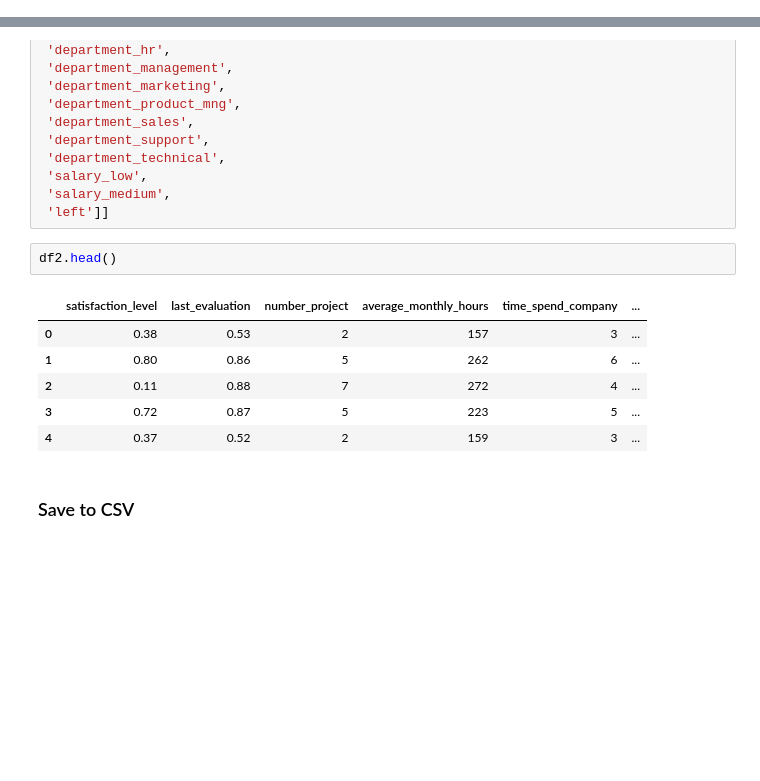
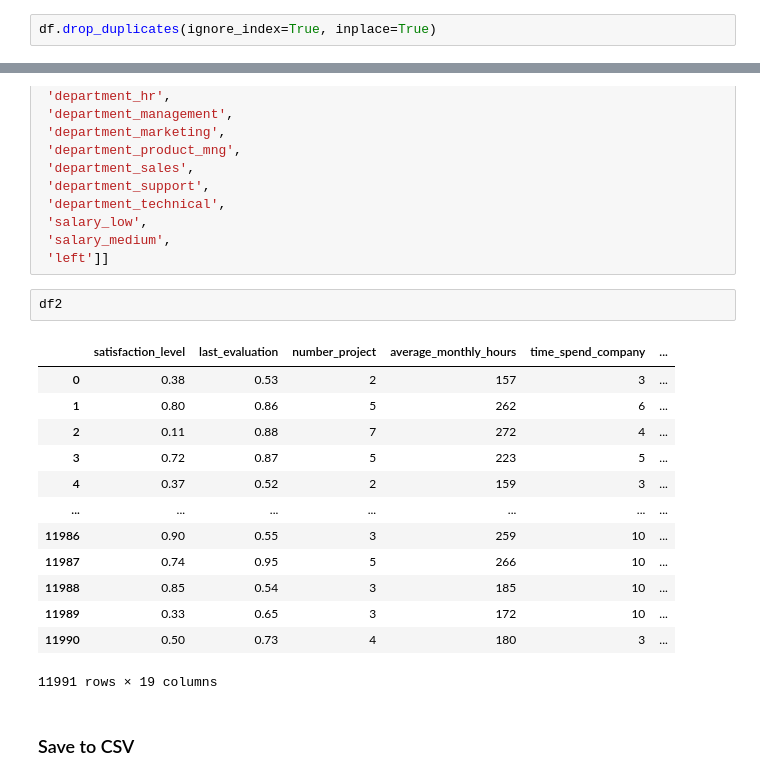
Before and after one commit to dennislamcv1/GoogleADA, a Jupyter notebook: Capstone/Capstone Project Analysis.ipynb, the cells around one changed output, grey strips where cells are left out. Drawn from its saved outputs; the diff is of its cells as text; blank space fills up the shorter version.

```diff
--- a/Capstone/Capstone Project Analysis.ipynb
+++ b/Capstone/Capstone Project Analysis.ipynb
@@ -369,0 +339,2 @@ df[df.duplicated(keep=False)] #Check duplicate values
+# %%
+df.drop_duplicates(ignore_index=True, inplace=True)
@@ -489,14 +469,21 @@ df2 = df2[['satisfaction_level',
  'salary_medium',
  'left']]
 # %%
-df2.head()
+df2
 # %% [output]
 |  | satisfaction_level | last_evaluation | number_project | average_monthly_hours | time_spend_company | ... |
 | 0 | 0.38 | 0.53 | 2 | 157 | 3 | ... |
 | 1 | 0.80 | 0.86 | 5 | 262 | 6 | ... |
 | 2 | 0.11 | 0.88 | 7 | 272 | 4 | ... |
 | 3 | 0.72 | 0.87 | 5 | 223 | 5 | ... |
 | 4 | 0.37 | 0.52 | 2 | 159 | 3 | ... |
+| ... | ... | ... | ... | ... | ... | ... |
+| 11986 | 0.90 | 0.55 | 3 | 259 | 10 | ... |
+| 11987 | 0.74 | 0.95 | 5 | 266 | 10 | ... |
+| 11988 | 0.85 | 0.54 | 3 | 185 | 10 | ... |
+| 11989 | 0.33 | 0.65 | 3 | 172 | 10 | ... |
+| 11990 | 0.50 | 0.73 | 4 | 180 | 3 | ... |
+11991 rows × 19 columns
 # %% [markdown]
 ### Save to CSV
 # %%
```
Also changed, not shown: parts of 14 cells of this notebook, 6 other files.
